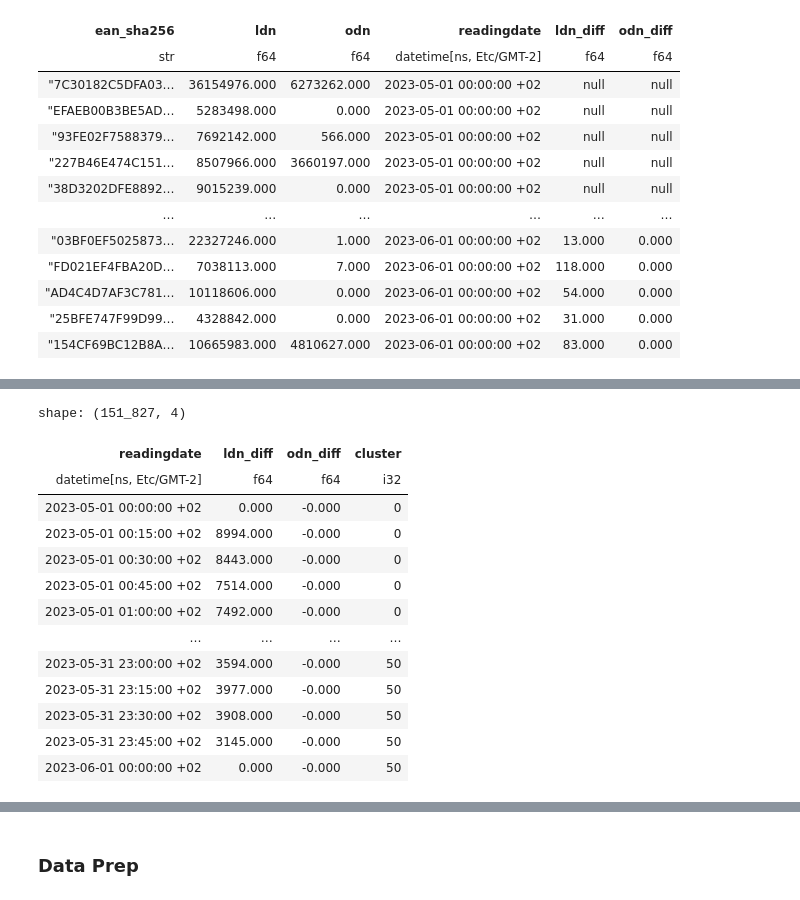
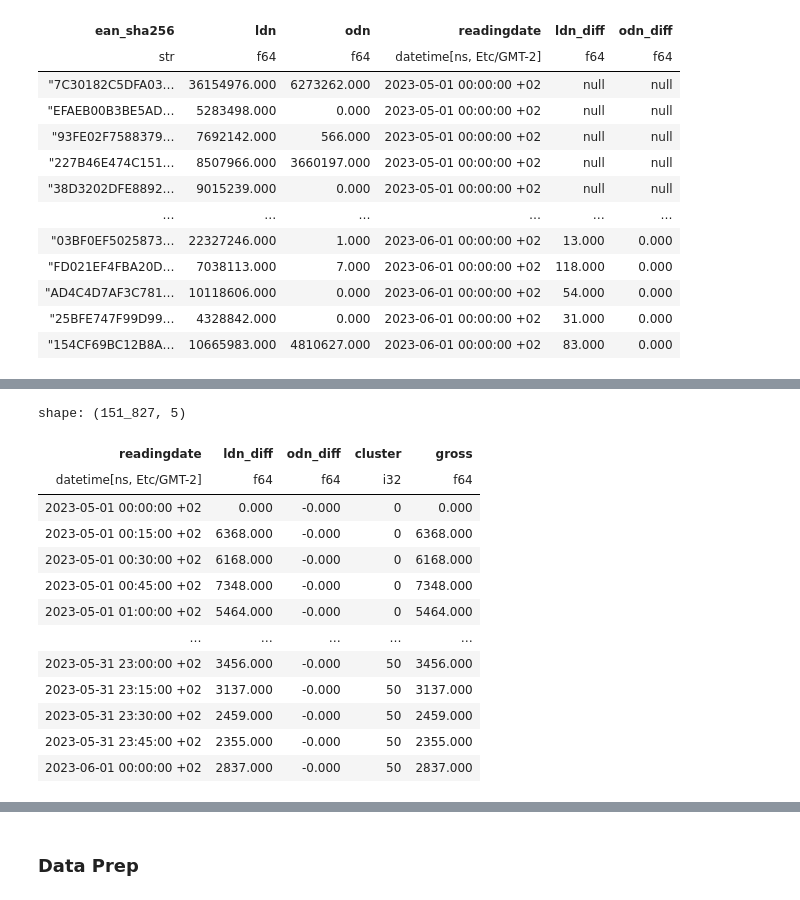
Before and after one commit to erewl/short-term-load-forecasting-with-domain-knowledge, a Jupyter notebook: notebooks/lstm_example.ipynb, the cells around one changed output, grey strips where cells are left out. Cells and saved outputs as stored; diff of their text form; code cells hidden in the pictures.

```diff
--- a/notebooks/lstm_example.ipynb
+++ b/notebooks/lstm_example.ipynb
@@ -309,35 +252,37 @@ def forecast_day(day: datetime.datetime):
 # %%
 # aggregate 100 customers into one timeseries (about 50 timeseries)
-# create timeseries with a rolling window of 3 days
-eans = df_for_train['ean_sha256'].unique().to_list()
+eans = result['ean_sha256'].unique().to_list()
 groups = [eans[i * 100 : (i + 1) * 100] for i in range((len(eans) + 100 - 1) // 100)]
+
+dfs = []
+
+for key, g in enumerate(groups):
+   temp = result.filter(pl.col('ean_sha256').is_in(g)).group_by('readingdate').agg(
+        pl.sum('ldn_diff'),
+        -pl.sum('odn_diff'),
+    ).with_columns(
+       pl.lit(key).alias("cluster"),
+      (pl.col('ldn_diff') - pl.col('odn_diff')).alias("gross")
+      ).sort("readingdate")
+   dfs.append(temp)
+
+agg_df = pl.concat(dfs)
+agg_df
+# %% [output]
+shape: (151_827, 5)
+| readingdate | ldn_diff | odn_diff | cluster | gross |
+| datetime[ns, Etc/GMT-2] | f64 | f64 | i32 | f64 |
+| 2023-05-01 00:00:00 +02 | 0.000 | -0.000 | 0 | 0.000 |
+| 2023-05-01 00:15:00 +02 | 6368.000 | -0.000 | 0 | 6368.000 |
+| 2023-05-01 00:30:00 +02 | 6168.000 | -0.000 | 0 | 6168.000 |
+| 2023-05-01 00:45:00 +02 | 7348.000 | -0.000 | 0 | 7348.000 |
+| 2023-05-01 01:00:00 +02 | 5464.000 | -0.000 | 0 | 5464.000 |
+| … | … | … | … | … |
+| 2023-05-31 23:00:00 +02 | 3456.000 | -0.000 | 50 | 3456.000 |
+| 2023-05-31 23:15:00 +02 | 3137.000 | -0.000 | 50 | 3137.000 |
+| 2023-05-31 23:30:00 +02 | 2459.000 | -0.000 | 50 | 2459.000 |
+| 2023-05-31 23:45:00 +02 | 2355.000 | -0.000 | 50 | 2355.000 |
+| 2023-06-01 00:00:00 +02 | 2837.000 | -0.000 | 50 | 2837.000 |
-# %%
-dfs = []
-
-for key, g in enumerate(groups):
-   temp = df_for_train.filter(pl.col('ean_sha256').is_in(g)).group_by('readingdate').agg(
-        pl.sum('ldn_diff'),
-        -pl.sum('odn_diff'),
-    ).with_columns(pl.lit(key).alias("cluster")).sort("readingdate")
-   dfs.append(temp)
-
-agg_df = pl.concat(dfs)
-agg_df
-# %% [output]
-shape: (151_827, 4)
-| readingdate | ldn_diff | odn_diff | cluster |
-| datetime[ns, Etc/GMT-2] | f64 | f64 | i32 |
-| 2023-05-01 00:00:00 +02 | 0.000 | -0.000 | 0 |
-| 2023-05-01 00:15:00 +02 | 8994.000 | -0.000 | 0 |
-| 2023-05-01 00:30:00 +02 | 8443.000 | -0.000 | 0 |
-| 2023-05-01 00:45:00 +02 | 7514.000 | -0.000 | 0 |
-| 2023-05-01 01:00:00 +02 | 7492.000 | -0.000 | 0 |
-| … | … | … | … |
-| 2023-05-31 23:00:00 +02 | 3594.000 | -0.000 | 50 |
-| 2023-05-31 23:15:00 +02 | 3977.000 | -0.000 | 50 |
-| 2023-05-31 23:30:00 +02 | 3908.000 | -0.000 | 50 |
-| 2023-05-31 23:45:00 +02 | 3145.000 | -0.000 | 50 |
-| 2023-06-01 00:00:00 +02 | 0.000 | -0.000 | 50 |
 # %%
 for key, group in agg_df.group_by('cluster'):
     print(key, group.describe())
```
Also changed, not shown: parts of 26 cells of this notebook.
